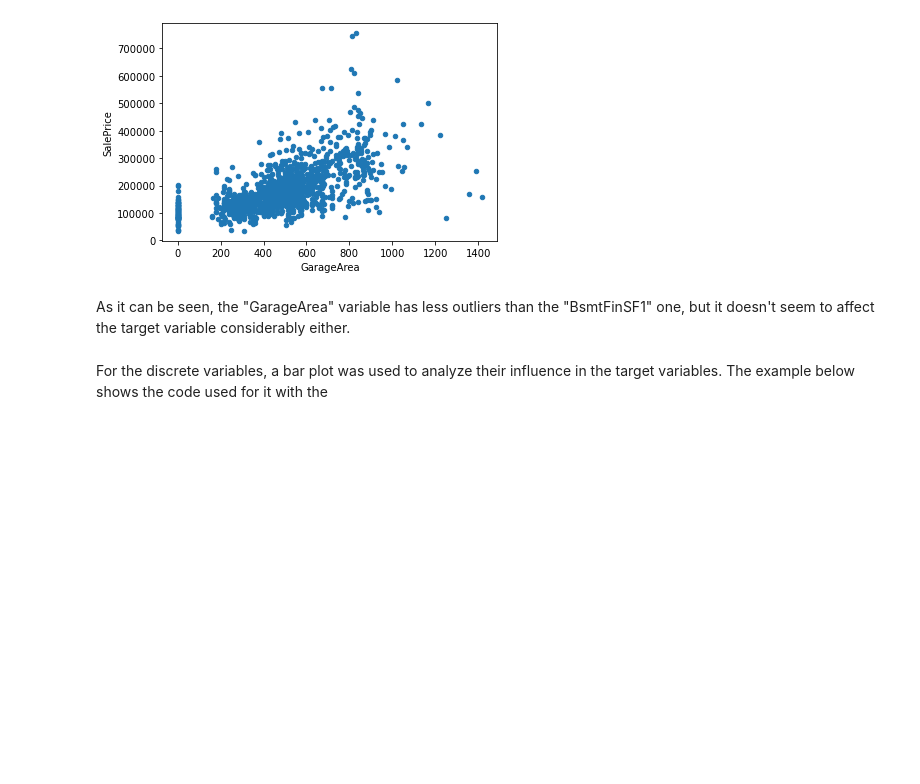
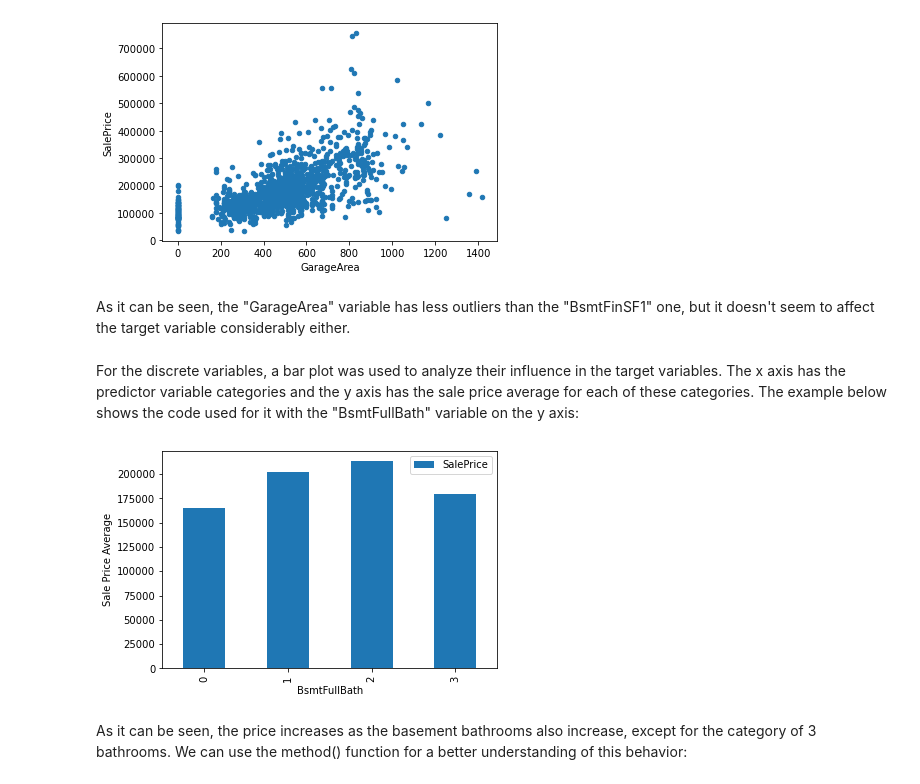
Before and after one commit to neo-empresarial/house_pricing_challenge, a Jupyter notebook: notebooks/1.0-vse-eda-rooms.ipynb, the cells around one changed output. Saved outputs shown, nothing was run; the diff lists cells and outputs as text; code cells hidden in the pictures; blank space fills up the shorter version.

```diff
--- a/notebooks/1.0-vse-eda-rooms.ipynb
+++ b/notebooks/1.0-vse-eda-rooms.ipynb
@@ -80,4 +80,18 @@ plt.show()
 # %% [markdown]
 As it can be seen, the "GarageArea" variable has less outliers than the "BsmtFinSF1" one, but it doesn't seem to affect the target variable considerably either.
 # %% [markdown]
-For the discrete variables, a bar plot was used to analyze their influence in the target variables. The example below shows the code used for it with the
+For the discrete variables, a bar plot was used to analyze their influence in the target variables. The x axis has the predictor variable categories and the y axis has the sale price average for each of these categories. The example below shows the code used for it with the "BsmtFullBath" variable on the y axis:
+# %%
+import pandas as pd
+import matplotlib.pyplot as plt
+
+df = pd.read_csv('C:/Users/gilan/Desktop/Victor/NEO/N67/rooms.csv')
+avg = df.groupby('BsmtFullBath').mean()
+avg.plot.bar(y='SalePrice')
+plt.xlabel('BsmtFullBath')
+plt.ylabel('Sale Price Average')
+plt.show()
+# %% [output]
+[figure, added]
+# %% [markdown]
+As it can be seen, the price increases as the basement bathrooms also increase, except for the category of 3 bathrooms. We can use the method() function for a better understanding of this behavior:
```
Also changed, not shown: parts of 23 cells of this notebook.
